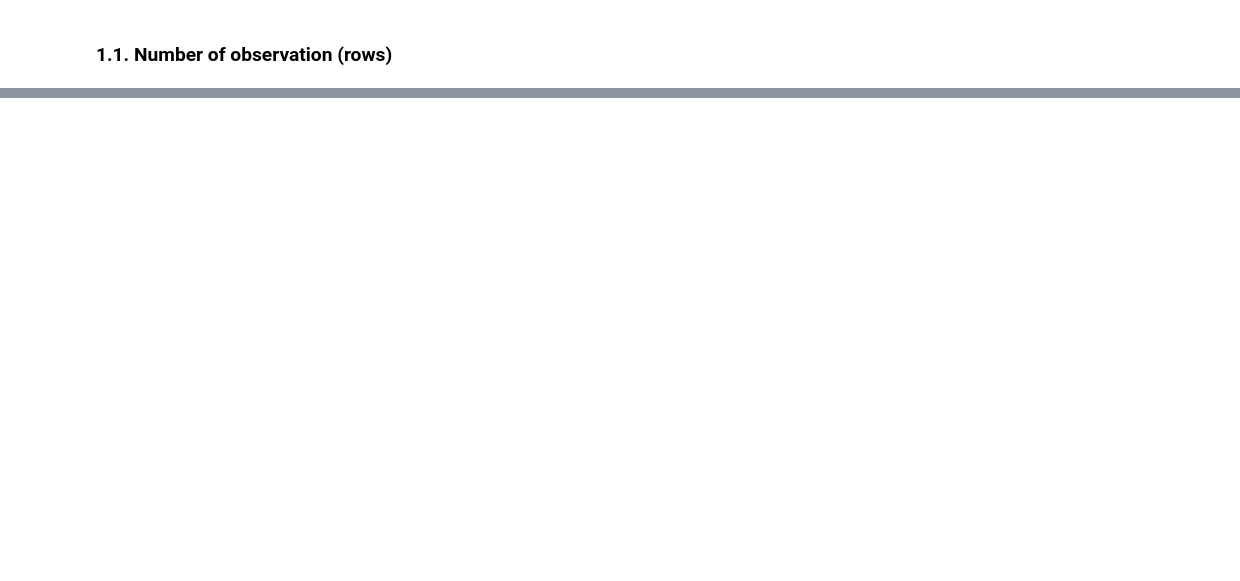
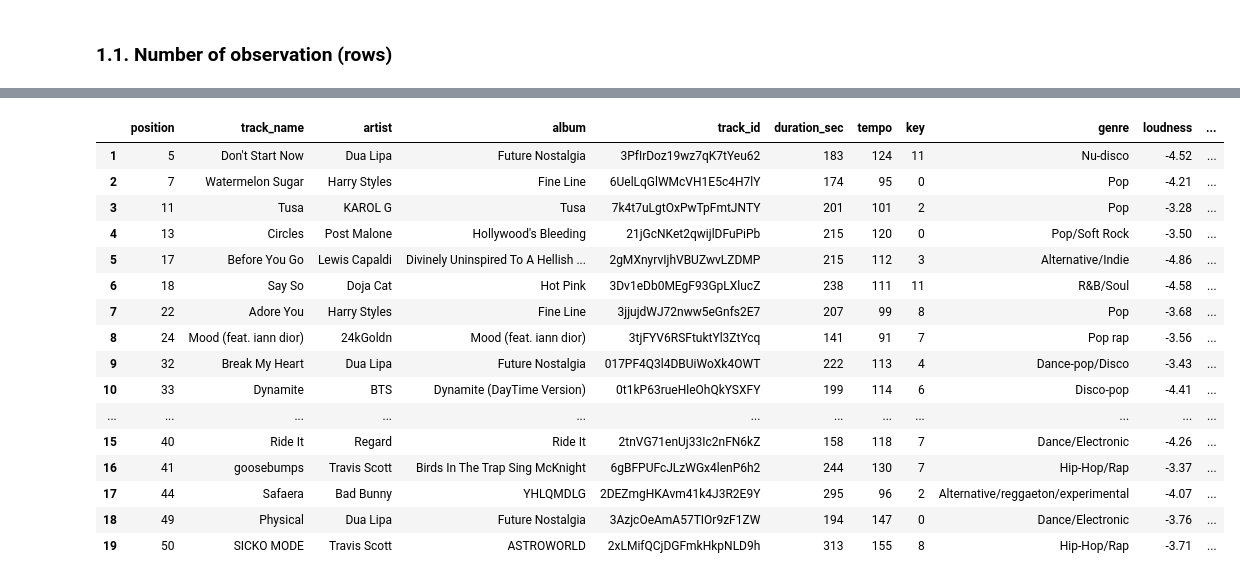
Before and after one commit to leonardovaloppi/Spotify-Top-50-Songs, a Jupyter notebook: valoppi_m4-s2_project.ipynb, the cells around one changed output, grey strips where cells are left out. Cells and saved outputs as stored; diff of their text form; code cells hidden in the pictures; blank space fills up the shorter version.

```diff
--- a/valoppi_m4-s2_project.ipynb
+++ b/valoppi_m4-s2_project.ipynb
@@ -116,0 +348,31 @@ dtype: int64
+# %%
+# Filter the DataFrame to include only tracks with loudness greater than -5 dB
+high_loudness_tracks = df[df["loudness"] > -5].copy()
+
+# Store the current index in a new column called "position"
+high_loudness_tracks.insert(0, "position", high_loudness_tracks.index)
+
+# Reset the index to a new numeric sequence starting from 1
+high_loudness_tracks = high_loudness_tracks.reset_index(drop=True)
+high_loudness_tracks.index += 1
+
+# Display the modified DataFrame
+high_loudness_tracks
+# %% [output]
+|  | position | track_name | artist | album | track_id | duration_sec | tempo | key | genre | loudness | ... |
+| 1 | 5 | Don't Start Now | Dua Lipa | Future Nostalgia | 3PfIrDoz19wz7qK7tYeu62 | 183 | 124 | 11 | Nu-disco | -4.52 | ... |
+| 2 | 7 | Watermelon Sugar | Harry Styles | Fine Line | 6UelLqGlWMcVH1E5c4H7lY | 174 | 95 | 0 | Pop | -4.21 | ... |
+| 3 | 11 | Tusa | KAROL G | Tusa | 7k4t7uLgtOxPwTpFmtJNTY | 201 | 101 | 2 | Pop | -3.28 | ... |
+| 4 | 13 | Circles | Post Malone | Hollywood's Bleeding | 21jGcNKet2qwijlDFuPiPb | 215 | 120 | 0 | Pop/Soft Rock | -3.50 | ... |
+| 5 | 17 | Before You Go | Lewis Capaldi | Divinely Uninspired To A Hellish ... | 2gMXnyrvIjhVBUZwvLZDMP | 215 | 112 | 3 | Alternative/Indie | -4.86 | ... |
+| 6 | 18 | Say So | Doja Cat | Hot Pink | 3Dv1eDb0MEgF93GpLXlucZ | 238 | 111 | 11 | R&B/Soul | -4.58 | ... |
+| 7 | 22 | Adore You | Harry Styles | Fine Line | 3jjujdWJ72nww5eGnfs2E7 | 207 | 99 | 8 | Pop | -3.68 | ... |
+| 8 | 24 | Mood (feat. iann dior) | 24kGoldn | Mood (feat. iann dior) | 3tjFYV6RSFtuktYl3ZtYcq | 141 | 91 | 7 | Pop rap | -3.56 | ... |
+| 9 | 32 | Break My Heart | Dua Lipa | Future Nostalgia | 017PF4Q3l4DBUiWoXk4OWT | 222 | 113 | 4 | Dance-pop/Disco | -3.43 | ... |
+| 10 | 33 | Dynamite | BTS | Dynamite (DayTime Version) | 0t1kP63rueHleOhQkYSXFY | 199 | 114 | 6 | Disco-pop | -4.41 | ... |
+| ... | ... | ... | ... | ... | ... | ... | ... | ... | ... | ... | ... |
+| 15 | 40 | Ride It | Regard | Ride It | 2tnVG71enUj33Ic2nFN6kZ | 158 | 118 | 7 | Dance/Electronic | -4.26 | ... |
+| 16 | 41 | goosebumps | Travis Scott | Birds In The Trap Sing McKnight | 6gBFPUFcJLzWGx4lenP6h2 | 244 | 130 | 7 | Hip-Hop/Rap | -3.37 | ... |
+| 17 | 44 | Safaera | Bad Bunny | YHLQMDLG | 2DEZmgHKAvm41k4J3R2E9Y | 295 | 96 | 2 | Alternative/reggaeton/experimental | -4.07 | ... |
+| 18 | 49 | Physical | Dua Lipa | Future Nostalgia | 3AzjcOeAmA57TIOr9zF1ZW | 194 | 147 | 0 | Dance/Electronic | -3.76 | ... |
+| 19 | 50 | SICKO MODE | Travis Scott | ASTROWORLD | 2xLMifQCjDGFmkHkpNLD9h | 313 | 155 | 8 | Hip-Hop/Rap | -3.71 | ... |
```
Also changed, not shown: parts of 22 cells of this notebook.
